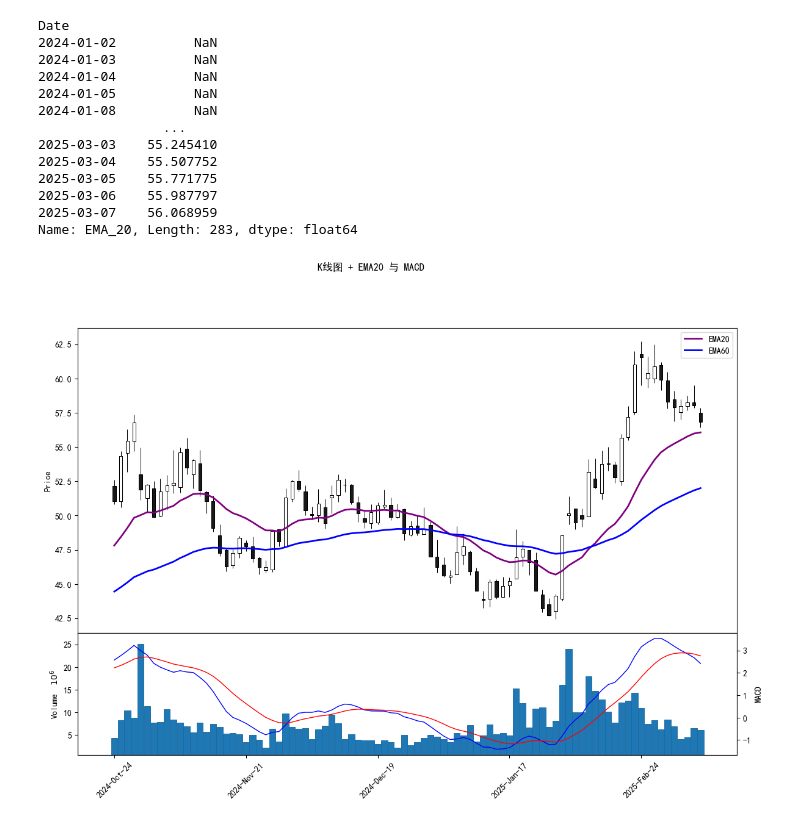
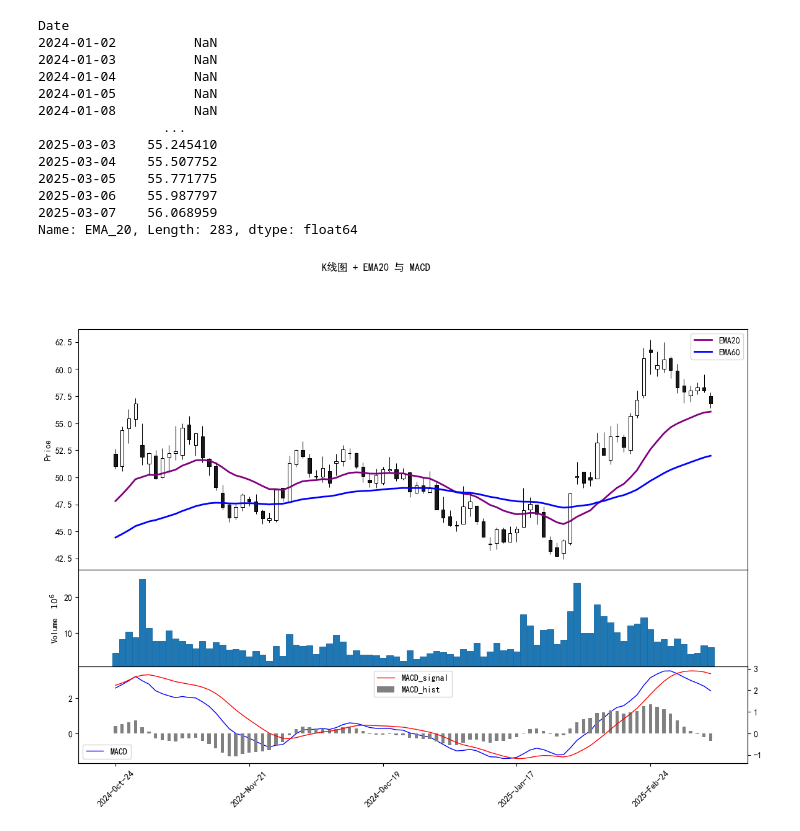
Before and after one commit to Ted88368/quant_in_action, a Jupyter notebook: ta-lib/ex01.ipynb, the cells around one changed output. Cells and saved outputs as stored; diff of their text form; code cells hidden in the pictures.

```diff
--- a/ta-lib/ex01.ipynb
+++ b/ta-lib/ex01.ipynb
@@ -109,34 +109,36 @@ df['sell_signal'] = (df['MACD'] < df['MACD_signal']) & (df['MACD'].shift(1) >= d
 # 进一步优化：使用柱状图辅助判断趋势
 # strong_buy 结合 MACD_hist 确保上涨动能，strong_sell 结合 MACD_hist 确保下跌动能，减少误判。
 df['strong_buy'] = (df['buy_signal']) & (df['MACD_hist'] > 0)
 df['strong_sell'] = (df['sell_signal']) & (df['MACD_hist'] < 0)
 
 
 # 只要90天
 df = df.tail(90)
 
 
 # 创建附加图
 # 在主面板上添加 EMA20
 ap_ema20 = mpf.make_addplot(df['EMA_20'], panel=0, color='purple', width=2, ylabel='Price',label='EMA20')
 ap_ema60 = mpf.make_addplot(df['EMA_60'], panel=0, color='blue', width=2, ylabel='Price',label='EMA60')
 
 # 在第二个面板（panel=1）中添加 MACD 相关数据
-ap_macd    = mpf.make_addplot(df['MACD'], panel=1, color='blue', width=1, ylabel='MACD')
-ap_macds   = mpf.make_addplot(df['MACD_signal'], panel=1, color='red', width=1)
+ap_macd    = mpf.make_addplot(df['MACD'], panel=2, color='blue', width=1, label='MACD')
+ap_macds   = mpf.make_addplot(df['MACD_signal'], panel=2, color='red', width=1, label='MACD_signal')
+ap_macdhist= mpf.make_addplot(df['MACD_hist'], panel=2,  type='bar', color='gray', width=0.5, label='MACD_hist')
 
+# https://github.com/Ted88368/quant_in_action.git
 
 # 创建自定义风格，设置中文字体
 my_style = mpf.make_mpf_style(rc={'font.sans-serif': ['SimHei'],
                                   'axes.unicode_minus': False})
 
 
 
 # 绘制图表，返回 figure 和 axes 列表
-fig, axes = mpf.plot(df, type='candle', style=my_style,addplot=[ap_ema20, ap_ema60,ap_macd, ap_macds],
+fig, axes = mpf.plot(df, type='candle', style=my_style,addplot=[ap_ema20, ap_ema60,ap_macd, ap_macds,ap_macdhist],
                        volume=True, returnfig=True, figsize=(15,10),
                        title='K线图 + EMA20 与 MACD')
 
 plt.show()
 # %% [output]
-[figure, old version]
+[figure, new version]
```
